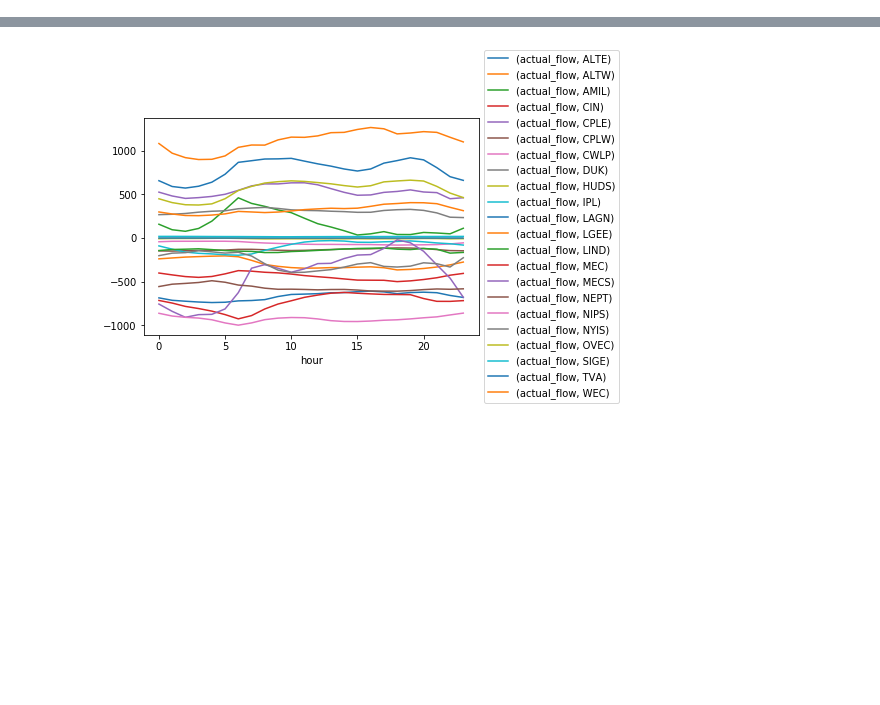
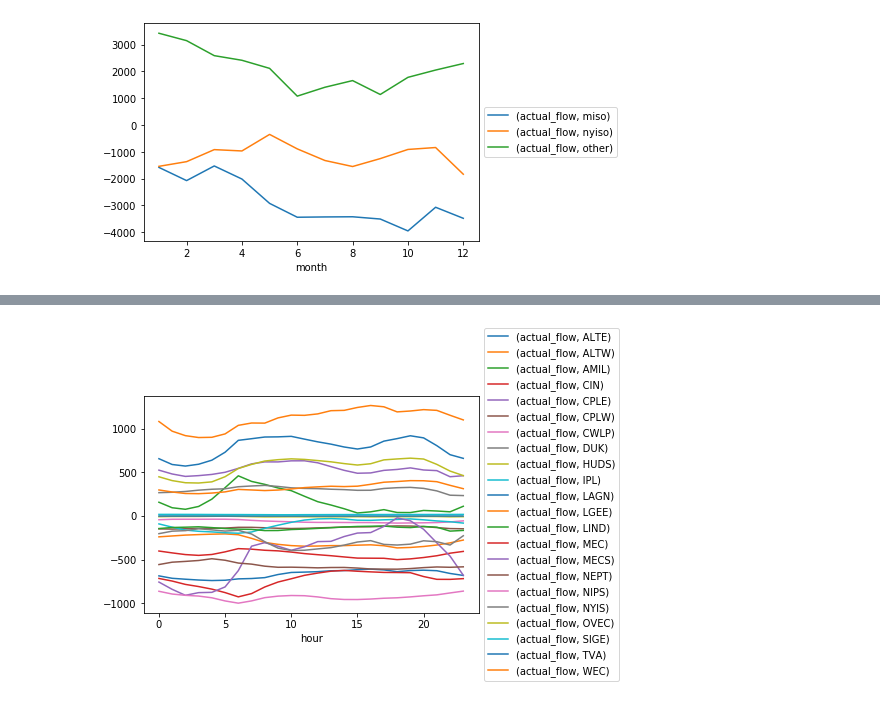
Before and after one commit to amy-wang/thesis2, a Jupyter notebook: data/Imports and Exports.ipynb, the cells around one changed output, grey strips where cells are left out. Drawn from its saved outputs; the diff is of its cells as text; code cells hidden in the pictures; blank space fills up the shorter version.

```diff
--- a/data/Imports and Exports.ipynb
+++ b/data/Imports and Exports.ipynb
@@ -25,3 +325,8 @@ df = df.drop(['datetime_ending_utc', 'datetime_ending_ept', 'inadv_flow', 'sched
+# %%
+by_month = isorto_df.groupby( ["month"] ).mean()
+by_month.plot().legend(loc='center left',bbox_to_anchor=(1.0, 0.5));
+# %% [output]
+[figure, added]
 # %%
 df['datetime_beginning_ept'] = pd.to_datetime(df['datetime_beginning_ept'])
 df['month'] = pd.to_datetime(df['datetime_beginning_ept']).dt.month
```
Also changed, not shown: parts of 52 cells of this notebook, 2 other files.
